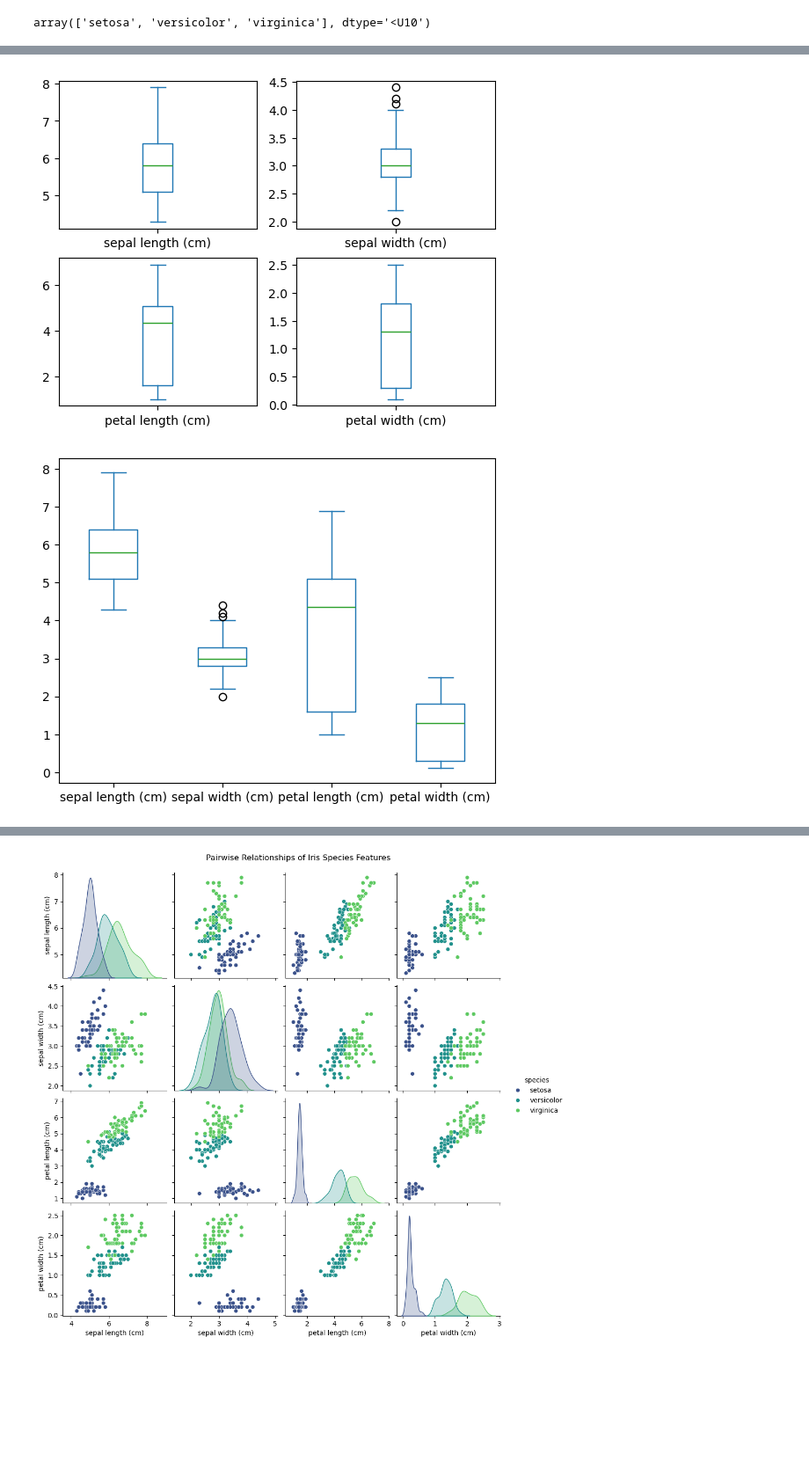
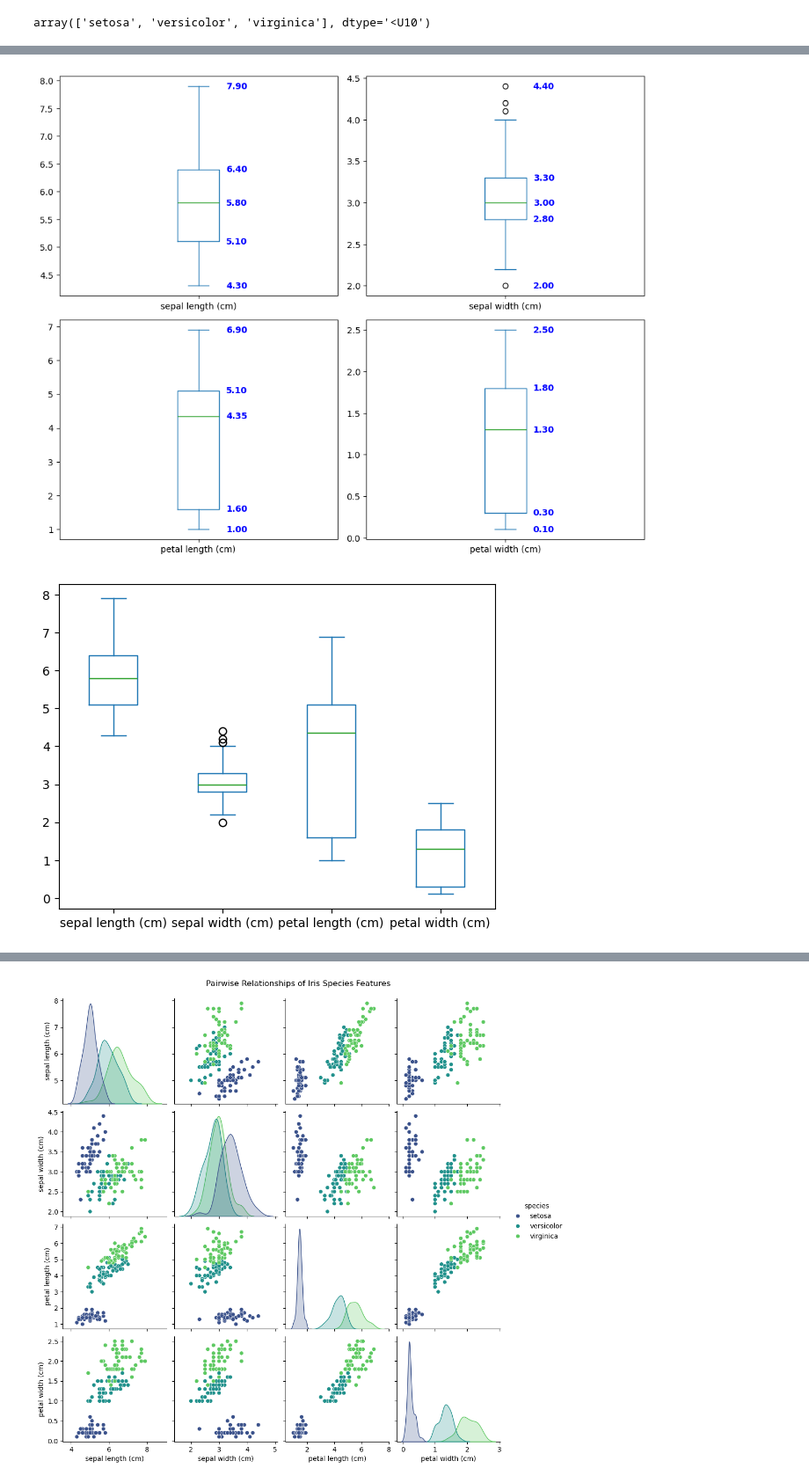
Before and after one commit to thaopham98/DataScience, a Jupyter notebook: python_analysis/A9-Dimentional Reduction.ipynb, the cells around one changed output, grey strips where cells are left out. Shown at 88% size. Drawn from its saved outputs; the diff is of its cells as text; code cells hidden in the pictures; blank space fills up the shorter version.

Commit message:
More Data Visualization in EDA

```diff
--- a/python_analysis/A9-Dimentional Reduction.ipynb
+++ b/python_analysis/A9-Dimentional Reduction.ipynb
@@ -166,8 +203,25 @@ array(['setosa', 'versicolor', 'virginica'], dtype='<U10')
+# %%
+# Prepare the data
+plot_data = data.frame.drop('target', axis=1)
+axes = plot_data.plot(kind='box', subplots=True, layout=(2,2), figsize=(10, 8), sharex=False, sharey=False)
+
+# Convert to numpy array before flattening to avoid the Series error
+for i, ax in enumerate(axes.values.flatten()): # .ravel() or .flatten() works on numpy arrays
+    col_name = plot_data.columns[i]
+    stats = plot_data[col_name].describe()
+
+    # Define which stats to label
+    labels_to_show = ['min', '25%', '50%', '75%', 'max']
+
+    for label in labels_to_show:
+        value = stats[label]
+        # Adding a small offset (1.1) to put text to the right of the box
+        ax.text(1.1, value, f'{value:.2f}', va='center', fontweight='bold', color='blue')
+plt.tight_layout()
+plt.show()
+# %% [output]
+[figure, added]
 # %%
-data.frame.drop('target', axis=1).plot(kind='box', subplots=True, layout=(2,2), sharex=False, sharey=False)
-data.frame.drop('target', axis=1).plot(kind='box', layout=(2,2), sharex=False, sharey=False)
-
-plt.show()
+data.frame.drop('target', axis=1).plot(kind='box', layout=(2,2), sharex=False, sharey=False);
 # %% [output]
-[figure, old version]
+[figure, new version]
-[figure, removed]
```
Also changed, not shown: parts of 12 cells of this notebook.
